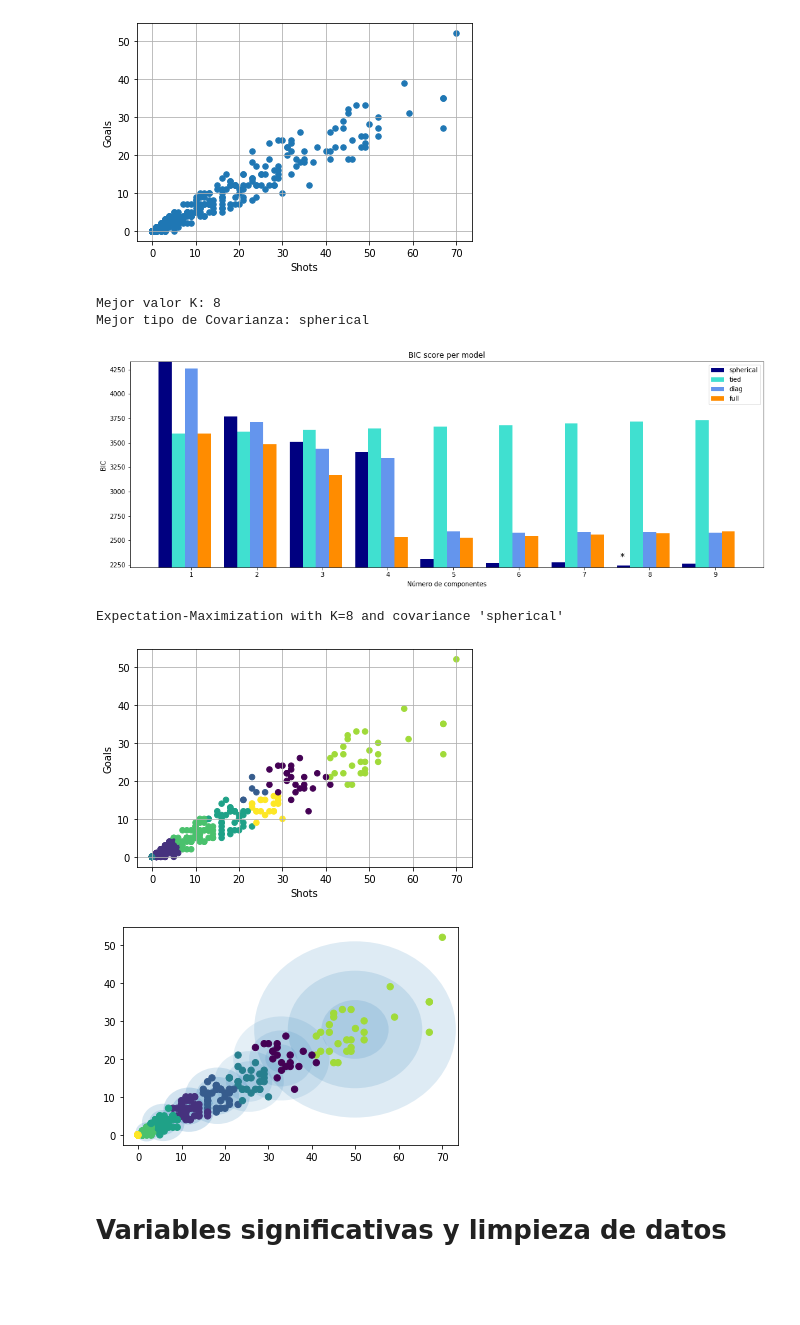
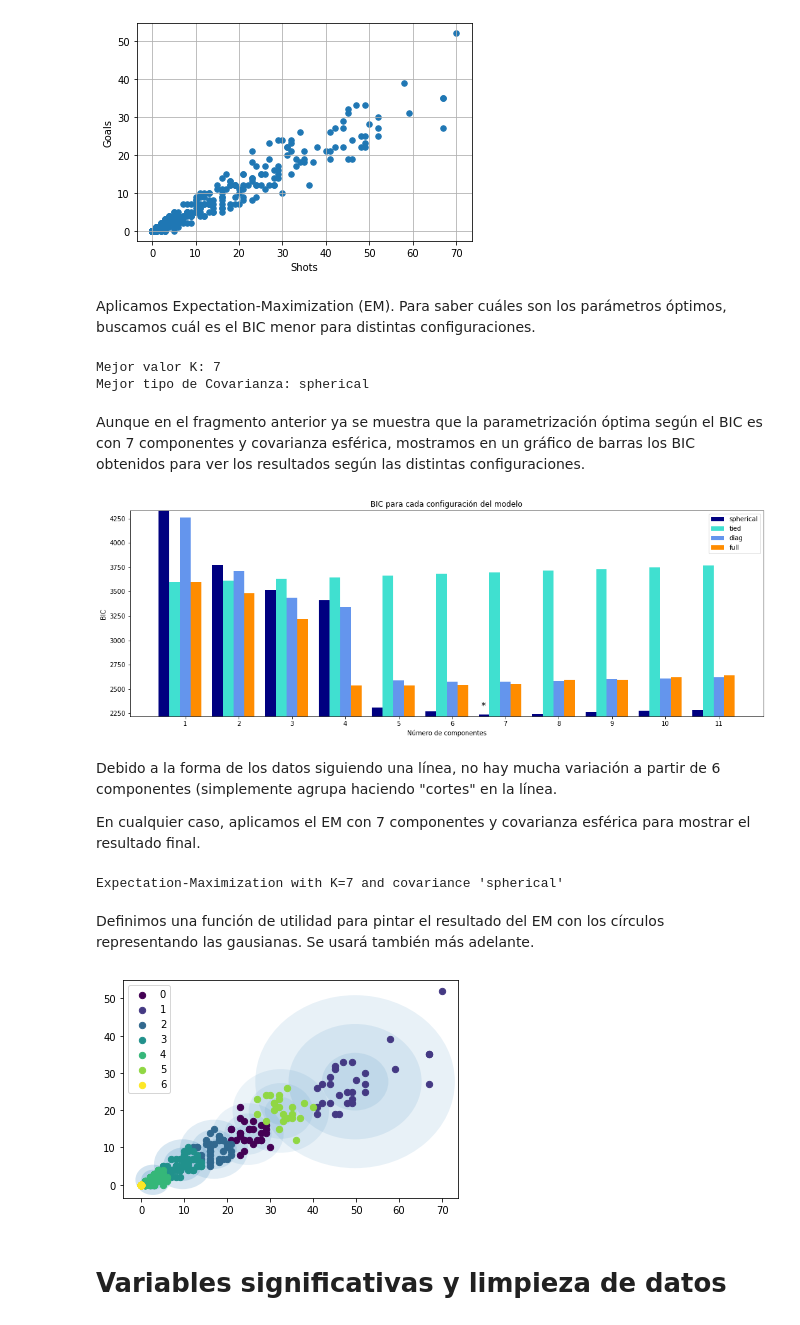
Before and after one commit to AlbertoVelascoMata/course.dsi, a Jupyter notebook: notebooks/Clustering_players.ipynb, the cells around one changed output. Cells and saved outputs as stored; diff of their text form; code cells hidden in the pictures; blank space fills up the shorter version.

```diff
--- a/notebooks/Clustering_players.ipynb
+++ b/notebooks/Clustering_players.ipynb
@@ -70,11 +77,13 @@ plt.grid()
 plt.show()
 # %% [output]
 [figure]
+# %% [markdown]
+Aplicamos Expectation-Maximization (EM). Para saber cuáles son los parámetros óptimos, buscamos cuál es el BIC menor para distintas configuraciones.
 # %%
 from sklearn.mixture import GaussianMixture
 
 cv_types = ['spherical', 'tied', 'diag', 'full']
-n_components_range = range(1, 10)
+n_components_range = range(1, 12)
 
 BIC = []
 lowest_bic = np.infty
@@ -96,39 +105,47 @@ for cv_type in cv_types:
 print("Mejor valor K:", best_k)
 print("Mejor tipo de Covarianza:", best_cv)
 # %% [output]
-Mejor valor K: 8
+Mejor valor K: 7
 Mejor tipo de Covarianza: spherical
+# %% [markdown]
+Aunque en el fragmento anterior ya se muestra que la parametrización óptima según el BIC es con 7 componentes y covarianza esférica, mostramos en un gráfico de barras los BIC obtenidos para ver los resultados según las distintas configuraciones.
 # %%
 import itertools
 import matplotlib.pyplot as plt
 
 color_iter = itertools.cycle(['navy', 'turquoise', 'cornflowerblue', 'darkorange'])
 
 plt.figure(figsize=(18, 6))
 bars = []
 for i, (cv_type, color) in enumerate(zip(cv_types, color_iter)):
     xpos = np.array(n_components_range) + .2 * (i - 2)
     bars.append(plt.bar(xpos,
                         BIC[i * len(n_components_range):(i + 1) * len(n_components_range)],
                         width=.2, color=color))
 plt.xticks(n_components_range)
 plt.ylim([min(BIC) * 1.01 - .01 * max(BIC), max(BIC)])
 
-plt.title('BIC score per model')
+plt.title('BIC para cada configuración del modelo')
 plt.xlabel('Número de componentes')
 plt.ylabel('BIC')
 plt.legend([b[0] for b in bars], cv_types)
 
 xpos = np.mod(np.argmin(BIC), len(n_components_range)) + .55 + .2 * np.floor(np.argmin(BIC) / len(n_components_range))
 plt.text(xpos, min(BIC) * 0.97 + .03 * max(BIC), '*', fontsize=14)
 
 plt.show()
 # %% [output]
-[figure, old version]
+[figure, new version]
+# %% [markdown]
+Debido a la forma de los datos siguiendo una línea, no hay mucha variación a partir de 6 componentes (simplemente agrupa haciendo "cortes" en la línea.
+
+En cualquier caso, aplicamos el EM con 7 componentes y covarianza esférica para mostrar el resultado final.
 # %%
 print(f"Expectation-Maximization with K={best_k} and covariance '{best_cv}'")
 EM = GaussianMixture(n_components=best_k, covariance_type=best_cv, init_params='random')
 EM.fit(X)
 labels =  EM.predict(X)
 # %% [output]
-Expectation-Maximization with K=8 and covariance 'spherical'
+Expectation-Maximization with K=7 and covariance 'spherical'
+# %% [markdown]
+Definimos una función de utilidad para pintar el resultado del EM con los círculos representando las gausianas. Se usará también más adelante.
@@ -135,50 +211,14 @@ Expectation-Maximization with K=8 and covariance 'spherical'
 # %%
-plt.scatter(X['Shots'], X['Goals'], c=labels, s=30)
-plt.xlabel('Shots')
-plt.ylabel('Goals')
-plt.grid()
-plt.show()
+#plt.scatter(X['Shots'], X['Goals'], c=labels, s=30)
+#plt.xlabel('Shots')
+#plt.ylabel('Goals')
+#plt.grid()
+#plt.show()
+
+plot_EM(EM, X)
+#plot_EM(EM, X, out='../figures/Hito1_analisis_exploratorio.pdf')
 # %% [output]
-[figure, old version]
+[figure, new version]
-# %%
-import itertools
-import numpy as np
-from scipy import linalg
-import matplotlib.pyplot as plt
-color_iter = itertools.cycle(['navy', 'c', 'cornflowerblue', 'gold', 'darkorange'])
-
-from matplotlib.patches import Ellipse
-
-def plot_EM(model, X, grid=False):
-    labels = model.fit(X).predict(X)
-
-    ax = plt.gca()
-    ax.scatter(X.iloc[:, 0], X.iloc[:, 1], c=labels, s=40, cmap='viridis', zorder=2)
-
-    w_factor = 0.2 / model.weights_.max()
-    for pos, covar, w in zip(model.means_, model.covariances_, model.weights_):
-        if covar.shape == (2, 2):
-            U, s, Vt = np.linalg.svd(covar)
-            angle = np.degrees(np.arctan2(U[1, 0], U[0, 0]))
-            width, height = 2 * np.sqrt(s)
-        elif covar.shape == (2,):
-            angle = 0
-            width, height = 2 * np.sqrt(covar)
-        else:
-            angle = 0
-            width = height = 2 * np.sqrt(covar)
-
-        # Draw the Ellipse
-        for nsig in range(1, 4):
-            ax.add_patch(Ellipse(pos, nsig * width, nsig * height, angle, alpha=w * w_factor))
-
-    if grid:
-        plt.grid()
-    plt.show()
-
-plot_EM(EM, X)
-# %% [output]
-[figure, removed]
 # %% [markdown]
 # Variables significativas y limpieza de datos
 # %% [markdown]
```
Also changed, not shown: parts of 40 cells of this notebook, 9 other files.
